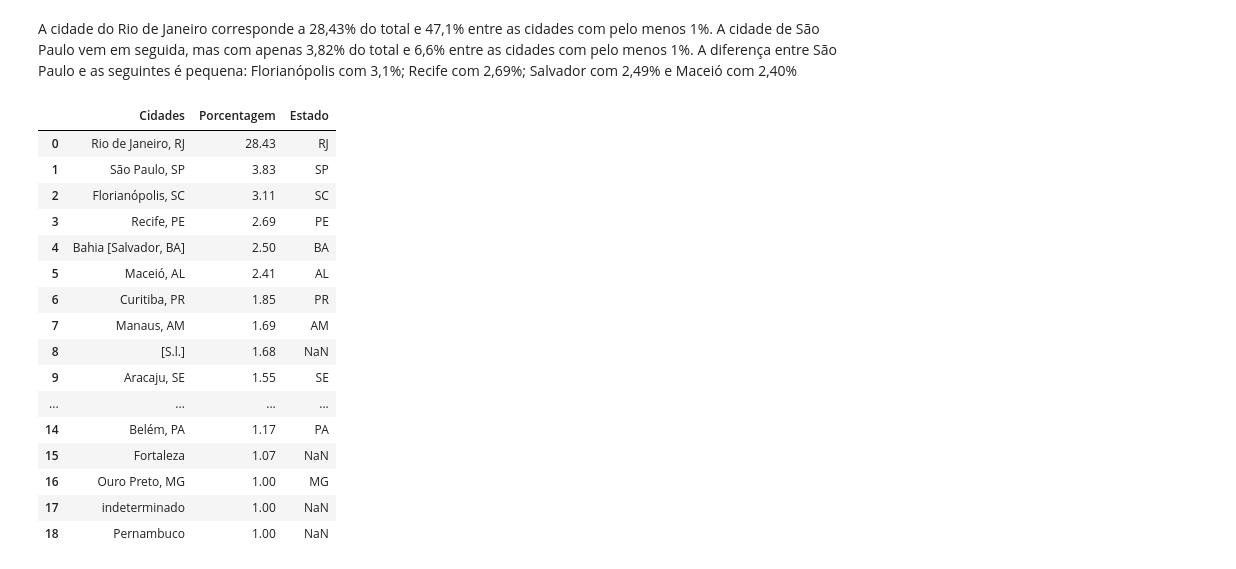
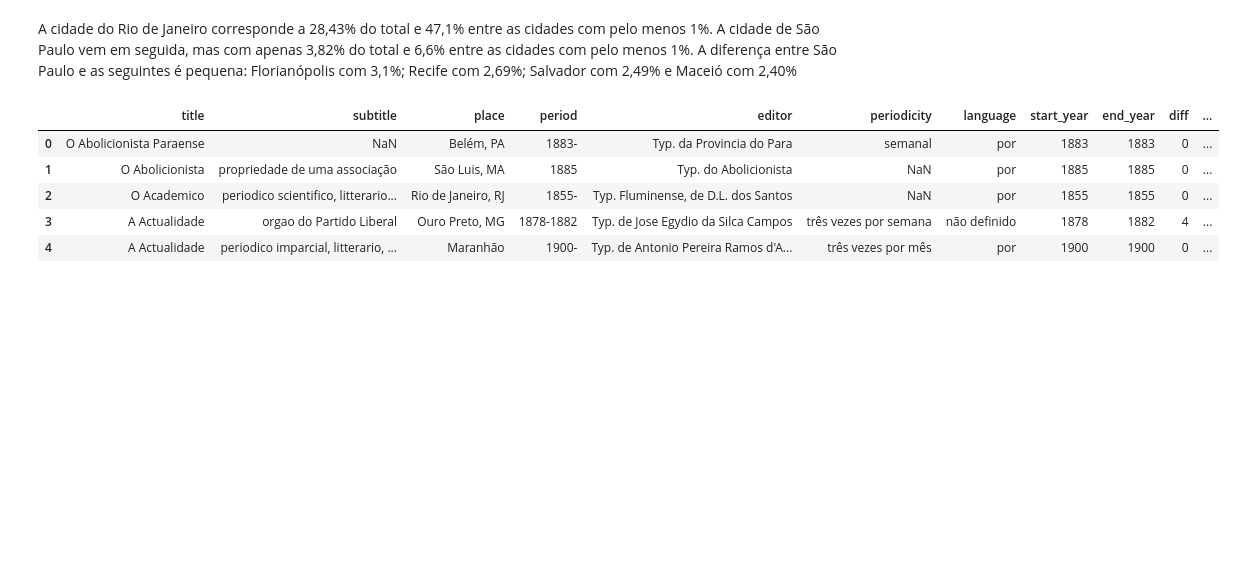
Before and after one commit to ericbrasiln/hemdig-framework, a Jupyter notebook: repositorios/BND-BR/complete_data.ipynb, the cells around one changed output. Cells and saved outputs as stored; diff of their text form; code cells hidden in the pictures; blank space fills up the shorter version.

Commit message:
Atualização cidades e editoras
criação de gráficos e html.

```diff
--- a/repositorios/BND-BR/complete_data.ipynb
+++ b/repositorios/BND-BR/complete_data.ipynb
@@ -673,27 +675,16 @@ fig9.write_image('./charts/fig9.png')
 A cidade do Rio de Janeiro corresponde a 28,43% do total e 47,1% entre as cidades com pelo menos 1%. A cidade de São Paulo vem em seguida, mas com apenas 3,82% do total e 6,6% entre as cidades com pelo menos 1%. A diferença entre São Paulo e as seguintes é pequena: Florianópolis com 3,1%; Recife com 2,69%; Salvador com 2,49% e Maceió com 2,40%
 # %%
 # criar coluna com estado, pegando apenas o padrão ', dd' na coluna 'Local'
-df_place['Estado'] = df_place['Cidades'].str.extract(r',\s(\w\w)')
+df['Estado'] = df['place'].str.extract(r',\s(\w\w)')
 # remover ', ' da coluna 'Estado'
-df_place['Estado'] = df_place['Estado'].str.replace(', ', '')
+df['Estado'] = df['Estado'].str.replace(', ', '')
 #colocar estado em maiúsculo
-df_place['Estado'] = df_place['Estado'].str.upper()
-df_place
+df['Estado'] = df['Estado'].str.upper()
+df.head()
 # %% [output]
-|  | Cidades | Porcentagem | Estado |
-| 0 | Rio de Janeiro, RJ | 28.43 | RJ |
-| 1 | São Paulo, SP | 3.83 | SP |
-| 2 | Florianópolis, SC | 3.11 | SC |
-| 3 | Recife, PE | 2.69 | PE |
-| 4 | Bahia [Salvador, BA] | 2.50 | BA |
-| 5 | Maceió, AL | 2.41 | AL |
-| 6 | Curitiba, PR | 1.85 | PR |
-| 7 | Manaus, AM | 1.69 | AM |
-| 8 | [S.l.] | 1.68 | NaN |
-| 9 | Aracaju, SE | 1.55 | SE |
-| ... | ... | ... | ... |
-| 14 | Belém, PA | 1.17 | PA |
-| 15 | Fortaleza | 1.07 | NaN |
-| 16 | Ouro Preto, MG | 1.00 | MG |
-| 17 | indeterminado | 1.00 | NaN |
-| 18 | Pernambuco | 1.00 | NaN |
+|  | title | subtitle | place | period | editor | periodicity | language | start_year | end_year | diff | ... |
+| 0 | O Abolicionista Paraense | NaN | Belém, PA | 1883- | Typ. da Provincia do Para | semanal | por | 1883 | 1883 | 0 | ... |
+| 1 | O Abolicionista | propriedade de uma associação | São Luis, MA | 1885 | Typ. do Abolicionista | NaN | por | 1885 | 1885 | 0 | ... |
+| 2 | O Academico | periodico scientifico, litterario... | Rio de Janeiro, RJ | 1855- | Typ. Fluminense, de D.L. dos Santos | NaN | por | 1855 | 1855 | 0 | ... |
+| 3 | A Actualidade | orgao do Partido Liberal | Ouro Preto, MG | 1878-1882 | Typ. de Jose Egydio da Silca Campos | três vezes por semana | não definido | 1878 | 1882 | 4 | ... |
+| 4 | A Actualidade | periodico imparcial, litterario, ... | Maranhão | 1900- | Typ. de Antonio Pereira Ramos d'A... | três vezes por mês | por | 1900 | 1900 | 0 | ... |
```
Also changed, not shown: parts of 18 cells of this notebook, 4 other files.
